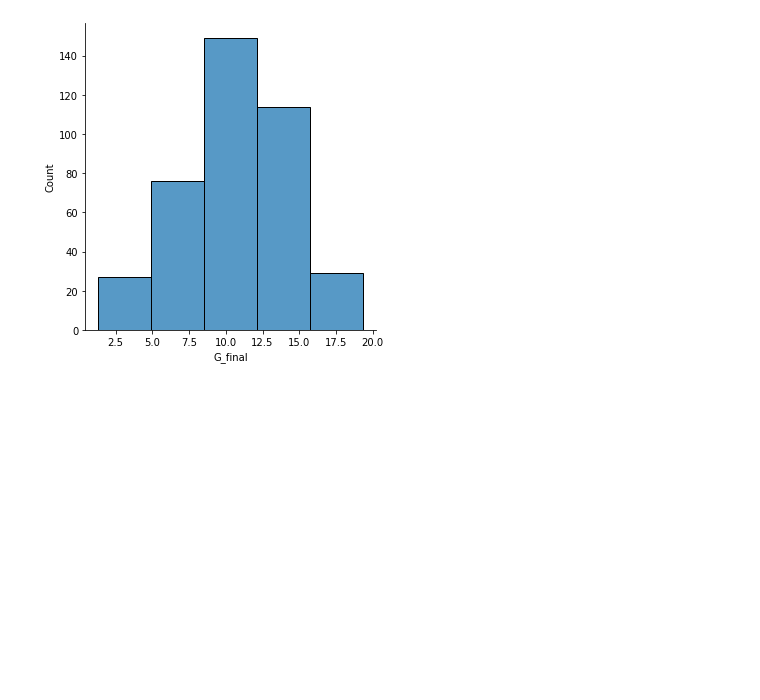
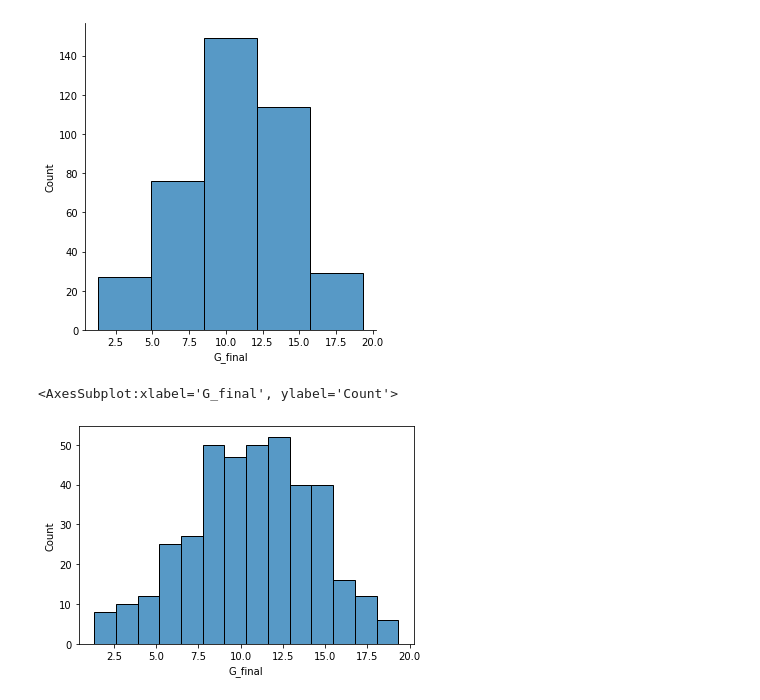
Before and after one commit to Mrt3206/Seaborn_Mathplotlib_Homework, a Jupyter notebook: seaborn-mathplotlib-homework.ipynb, the cells around one changed output. Cells and saved outputs as stored; diff of their text form; code cells hidden in the pictures; blank space fills up the shorter version.

```diff
--- a/seaborn-mathplotlib-homework.ipynb
+++ b/seaborn-mathplotlib-homework.ipynb
@@ -885,3 +885,8 @@ sns.displot(df.G_final,bins=5,kde=False)
 # %% [output]
 <seaborn.axisgrid.FacetGrid at 0x...>
 [figure]
+# %%
+sns.histplot(df.G_final)
+# %% [output]
+<AxesSubplot:xlabel='G_final', ylabel='Count'>
+[figure, added]
```
Also changed, not shown: parts of 21 cells of this notebook.
